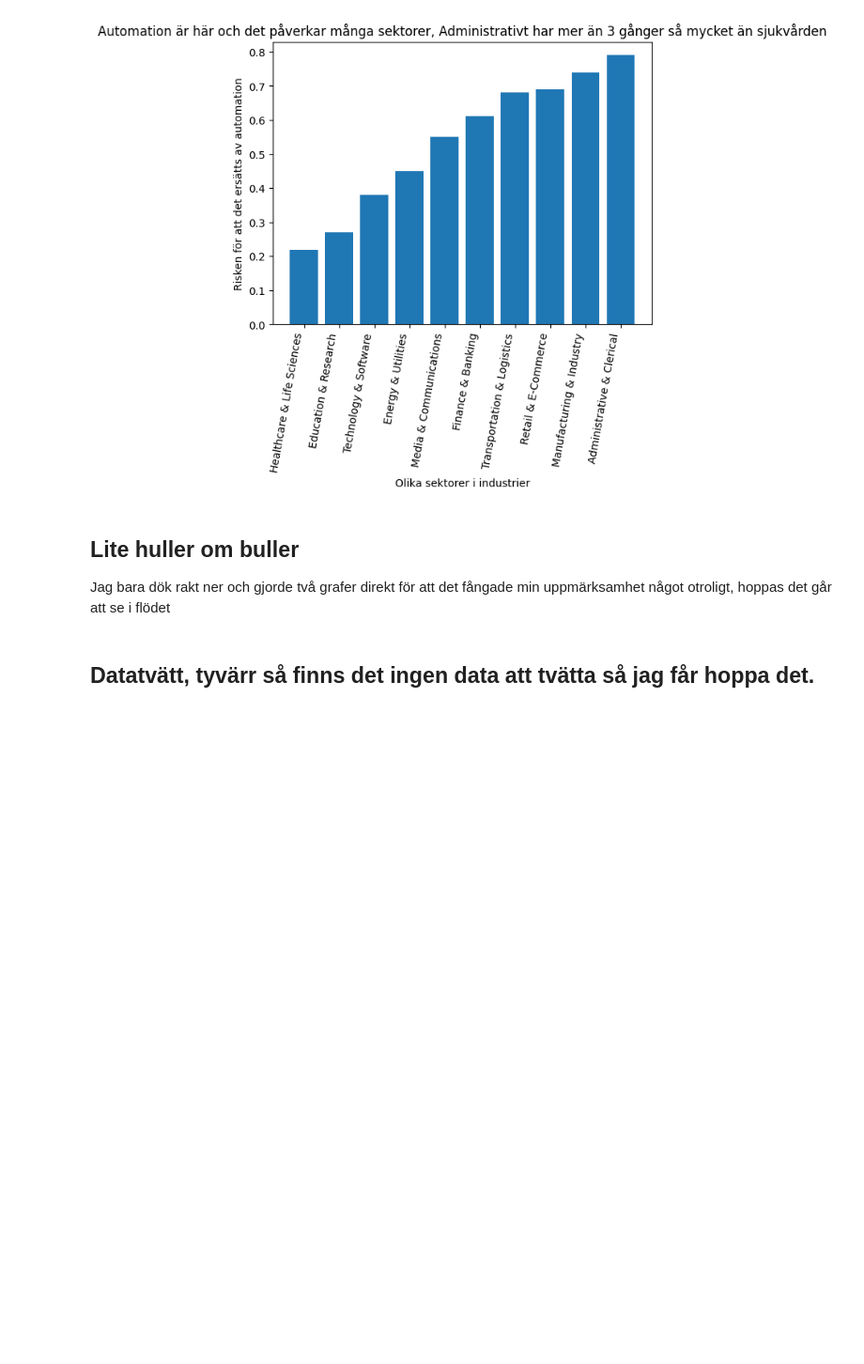
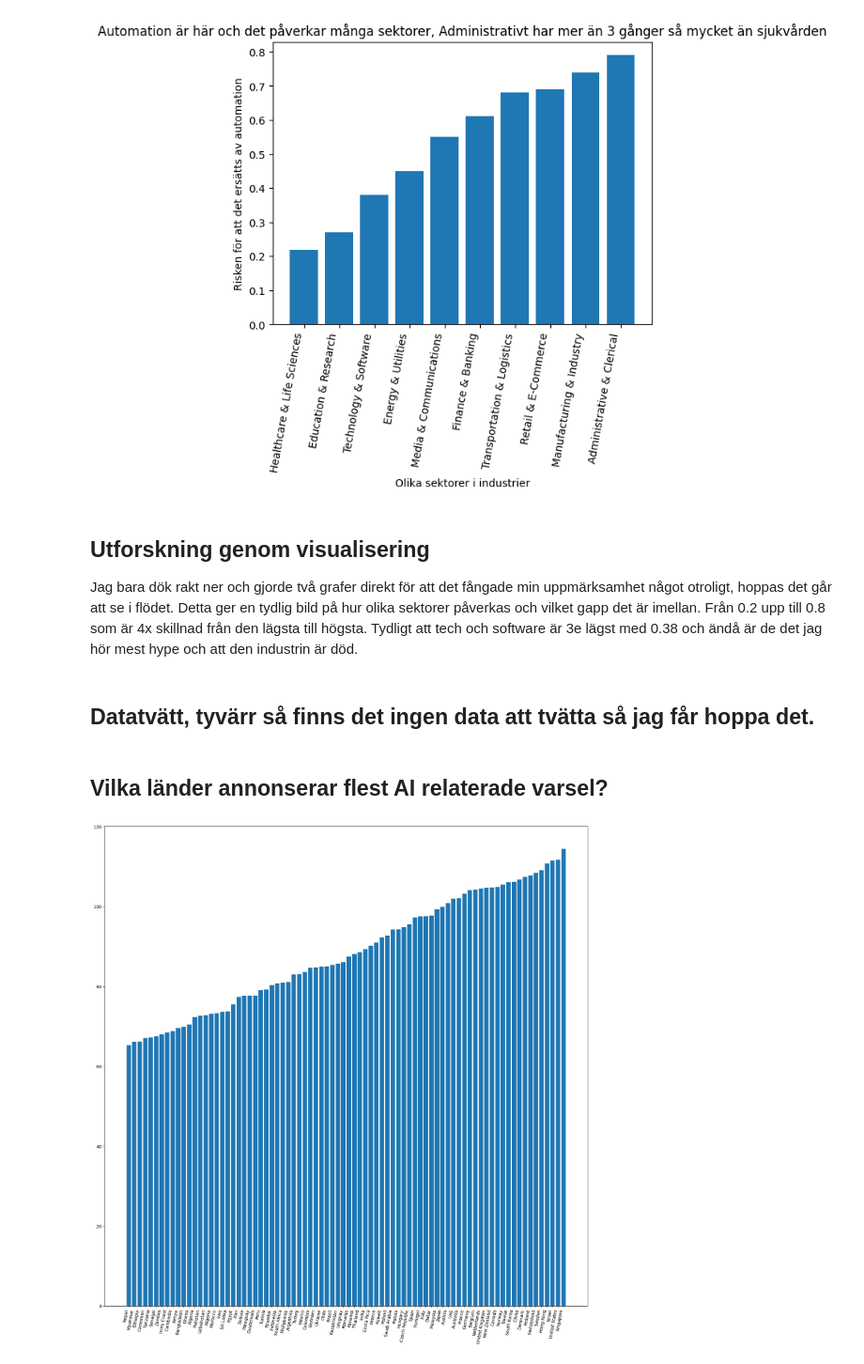
Before and after one commit to Jolle-Jay/kk1-python, a Jupyter notebook: notebook.ipynb, the cells around one changed output. Shown at 94% size. Cells and saved outputs as stored; diff of their text form; code cells hidden in the pictures; blank space fills up the shorter version.

Commit message:
lägger in hur mycket varsling det har varit pga AI i länder

```diff
--- a/notebook.ipynb
+++ b/notebook.ipynb
@@ -182,7 +182,21 @@ plt.show()
 # %% [output]
 [figure]
 # %% [markdown]
-## Lite huller om buller
-Jag bara dök rakt ner och gjorde två grafer direkt för att det fångade min uppmärksamhet något otroligt, hoppas det går att se i flödet
+## Utforskning genom visualisering
+Jag bara dök rakt ner och gjorde två grafer direkt för att det fångade min uppmärksamhet något otroligt, hoppas det går att se i flödet.
+Detta ger en tydlig bild på hur olika sektorer påverkas och vilket gapp det är imellan.
+Från 0.2 upp till 0.8 som är 4x skillnad från den lägsta till högsta.
+Tydligt att tech och software är 3e lägst med 0.38 och ändå är de det jag hör mest hype och att den industrin är död.
 # %% [markdown]
 ## Datatvätt, tyvärr så finns det ingen data att tvätta så jag får hoppa det.
+# %% [markdown]
+## Vilka länder annonserar flest AI relaterade varsel?
+# %%
+ai_varsel = df.groupby("country")["ai_cited_layoff_announcements"].mean().sort_values()
+plt.figure(figsize=(20, 20))
+plt.bar(ai_varsel.index, ai_varsel.values)
+plt.xticks(rotation=80, ha="right")
+plt
+plt.show()
+# %% [output]
+[figure, added]
```
Also changed, not shown: parts of 2 cells of this notebook.
